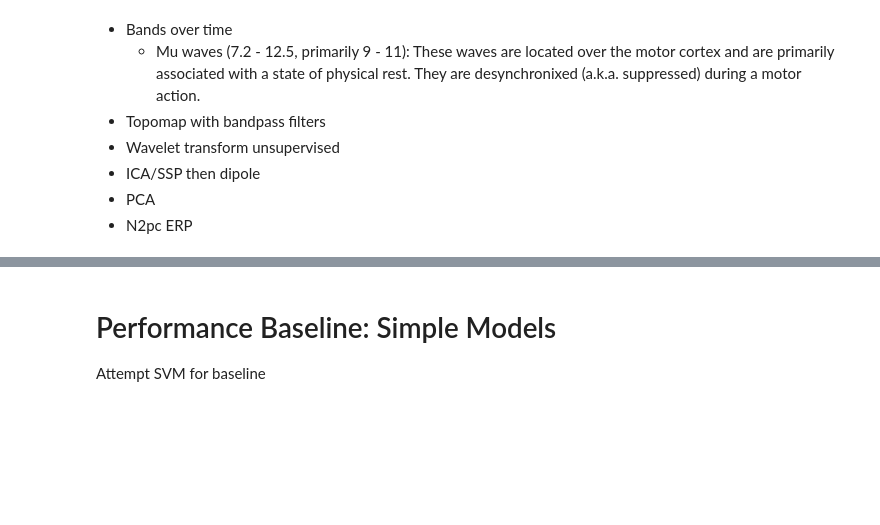
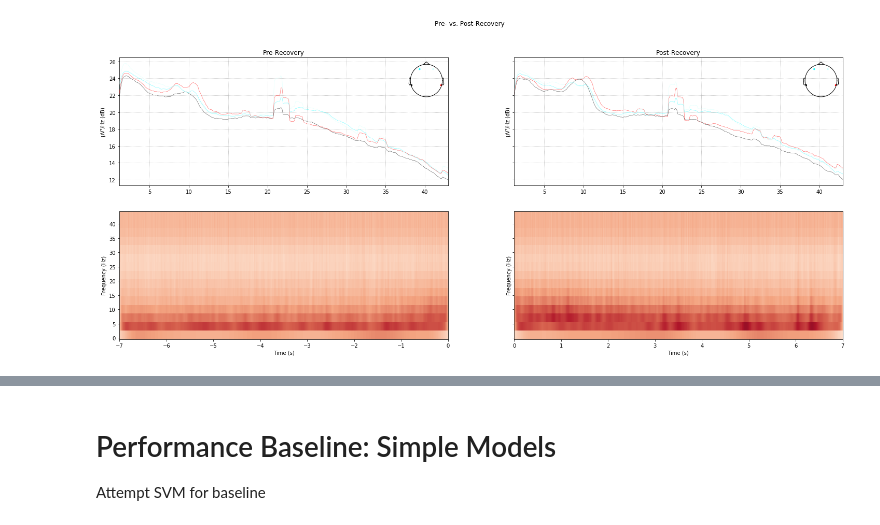
Before and after one commit to sjawhar/no-wander, a Jupyter notebook: notebooks/data-exploration.ipynb, the cells around one changed output, grey strips where cells are left out. Saved outputs shown, nothing was run; the diff lists cells and outputs as text; code cells hidden in the pictures; blank space fills up the shorter version.

Commit message:
Added PSD, wavelet, and topomap visualizations

```diff
--- a/notebooks/data-exploration.ipynb
+++ b/notebooks/data-exploration.ipynb
@@ -17,7 +20,7 @@ session_files = get_files_by_session(DATA_DIR, FILE_GLOB)
 # %%
 raws = []
 mne_info = None
-for files in list(session_files.values())[:100]:
+for files in list(session_files.values())[:500]:
     _, data = load_session_data(files, aux_channel=None, rename=False)
     if mne_info is None:
         mne_info = mne.create_info(
@@ -31,7 +34,7 @@ for files in list(session_files.values())[:100]:
 
     raw = mne.io.RawArray(data=data, info=mne_info)
     raw.set_eeg_reference(projection=True).apply_proj()
-    raw.filter(l_freq=1, h_freq=45, picks=['eeg'])
+    raw.filter(l_freq=1, h_freq=45, picks=['eeg'], method='iir')
     raw.set_montage("standard_1005")
     raws.append(raw)
 
@@ -40,20 +43,20 @@ for files in list(session_files.values())[:100]:
 raw = mne.concatenate_raws(raws)
 # %%
 def get_epochs(raw, events, tmin=0, tmax=0):
-    event_id = {'recovery': 1}
+    event_id = dict(recovery=1)
     epochs = mne.Epochs(
         raw,
         events,
         baseline=None,
         event_id=event_id,
         picks=mne.pick_types(raw.info, eeg=True, exclude='bads'),
-        proj=False,
-        reject={'eeg': 5e-5},
+        reject=dict(eeg=100e-6),
         tmax=tmax,
         tmin=tmin,
     )
     epochs.drop_bad()
     print(epochs)
+    print('sample drop %: ', (1 - len(epochs.events)/len(events)) * 100)
     return epochs
 
 events = mne.find_events(raw)
@@ -67,10 +71,0 @@ epochs_post = get_epochs(raw, events, tmax=SAMPLE_SIZE_SEC)
-# %%
-import matplotlib.pyplot as plt
-plt.rcParams['figure.figsize'] = [16, 5]
-
-for epoch_type, epochs in [('Pre', epochs_pre), ('Post', epochs_post)]:
-    title = f"{epoch_type}-Recovery"
-    print(title)
-    epochs.average().plot(titles=dict(eeg=title))
-    epochs.plot_psd(1, 45, spatial_colors=True, average=False)
-    mne.viz.plot_epochs_image(epochs, title=title)
@@ -86,8 +72,15 @@ Post-Recovery
-# %% [markdown]
-* Bands over time
-  * Mu waves (7.2 - 12.5, primarily 9 - 11): These waves are located over the motor cortex and are primarily associated with a state of physical rest. They are desynchronixed (a.k.a. suppressed) during a motor action.
-* Topomap with bandpass filters
-* Wavelet transform unsupervised
-* ICA/SSP then dipole
-* PCA
-* N2pc ERP
+# %%
+figsize = [25, 10]
+plt.rcParams['figure.figsize'] = figsize
+freqs = np.arange(1, 45, 3)
+
+fig, axes = plt.subplots(nrows=2, ncols=2, sharey='row')
+ax_pre, ax_post = axes.T
+for epoch_type, epochs, ax in [('Pre', epochs_pre, ax_pre), ('Post', epochs_post, ax_post)]:
+    epochs.plot_psd(freqs[0], freqs[-1], spatial_colors=True, average=False, ax=ax[0], show=False)
+    ax[0].set_title(f"{epoch_type}-Recovery")
+    mne.time_frequency.tfr_morlet(epochs, n_cycles=2, return_itc=False, freqs=freqs, decim=3).plot(axes=ax[1], show=False, colorbar=False)
+fig.suptitle("Pre- vs. Post-Recovery")
+fig.show()
+# %% [output]
+[figure, added]
```
Also changed, not shown: parts of 5 cells of this notebook.
